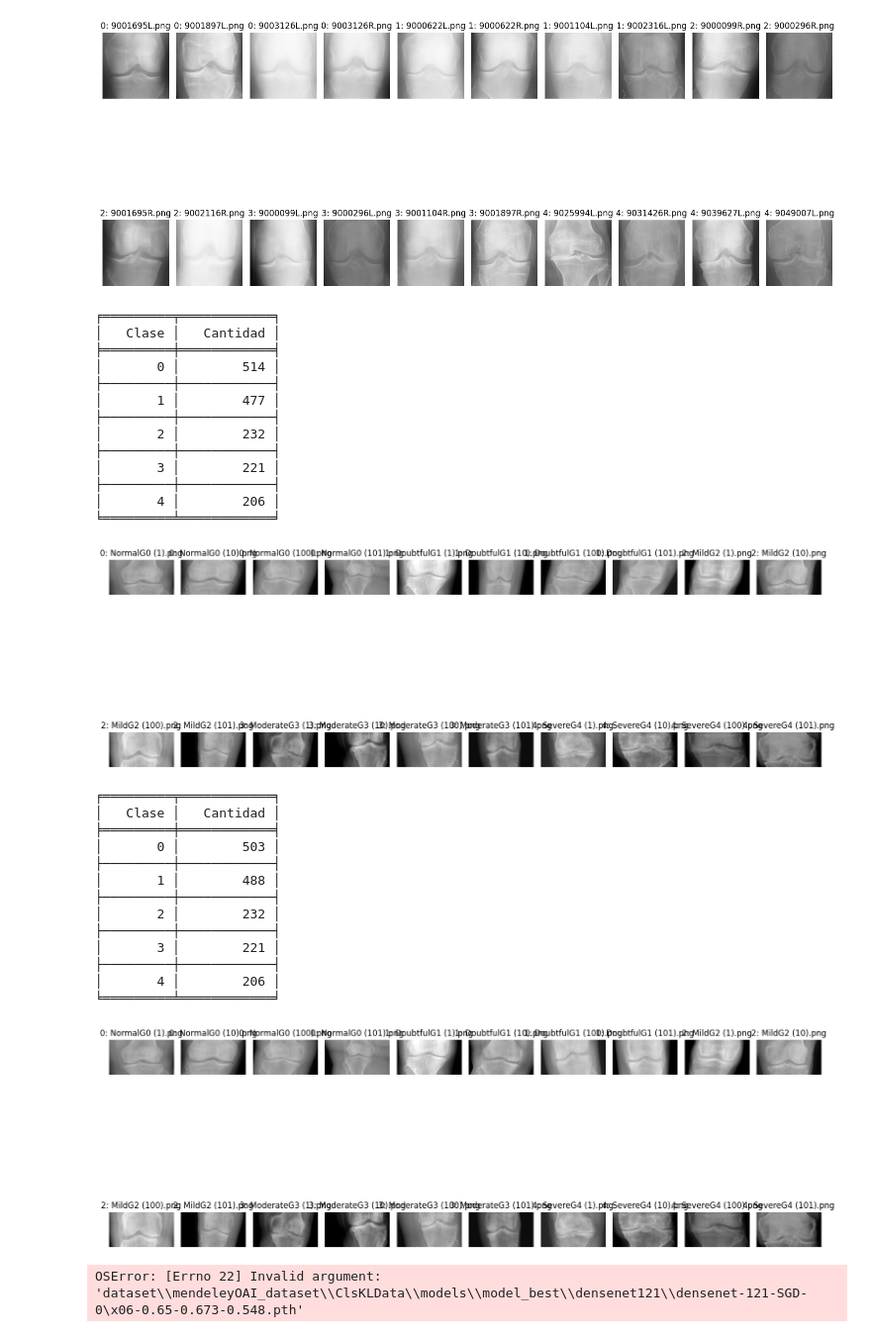
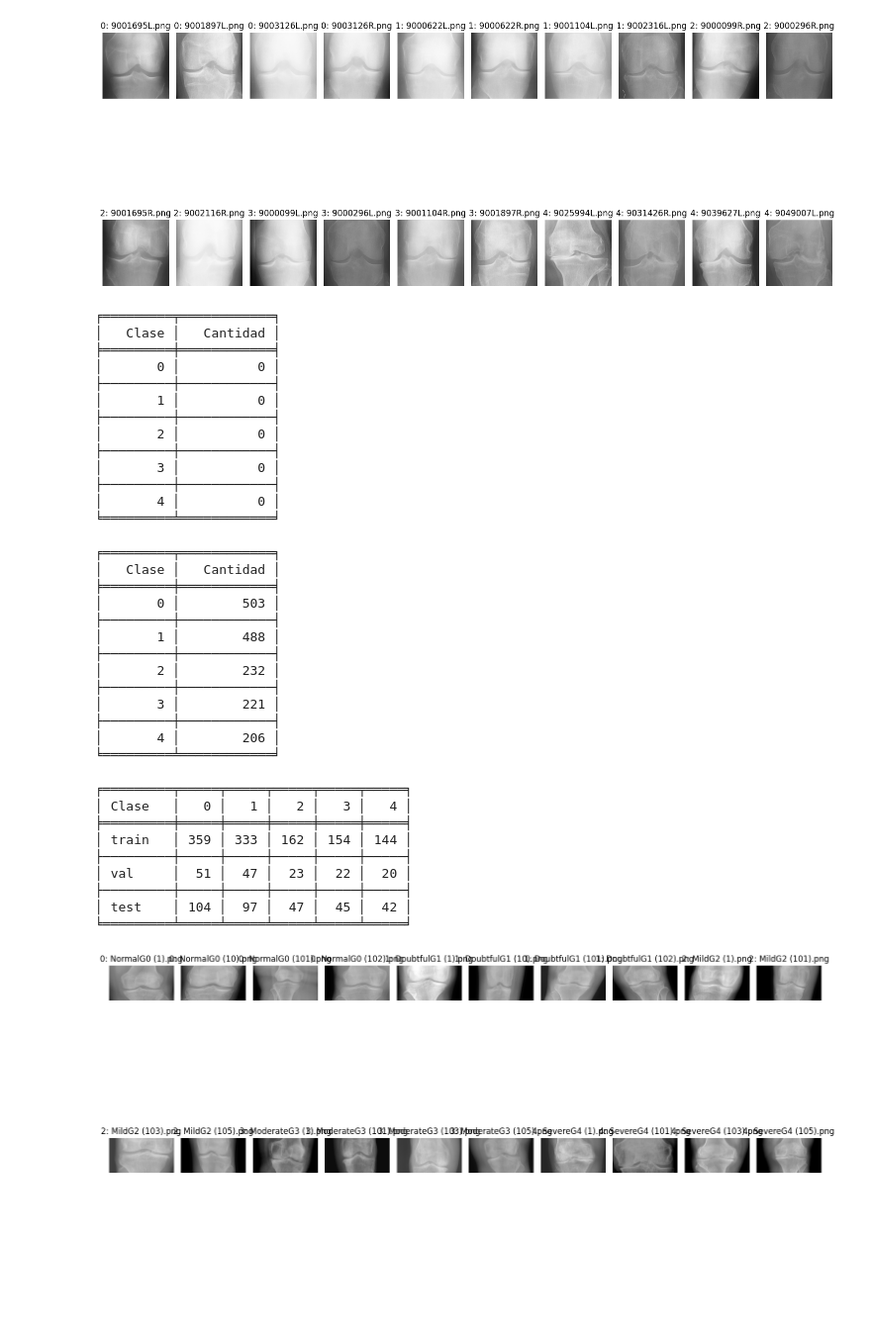
Before and after one commit to Tempus23/Radiography_TFG, a Jupyter notebook: data.ipynb, the cells around one changed output. Shown at 99% size. Drawn from its saved outputs; the diff is of its cells as text; code cells hidden in the pictures; blank space fills up the shorter version.

```diff
--- a/data.ipynb
+++ b/data.ipynb
@@ -24,25 +25,22 @@ mostrar_imagenes(os.path.join(MENDELEY_OAI_224_SPLIT_PATH, 'train'))
 [figure]
 # %%
 img = explorar_data(MENDELEY_EXPERT1_PATH)
-mostrar_imagenes(MENDELEY_EXPERT1_PATH)
 # %% [output]
 ╒═════════╤════════════╕
 │   Clase │   Cantidad │
 ╞═════════╪════════════╡
-│       0 │        514 │
+│       0 │          0 │
 ├─────────┼────────────┤
-│       1 │        477 │
+│       1 │          0 │
 ├─────────┼────────────┤
-│       2 │        232 │
+│       2 │          0 │
 ├─────────┼────────────┤
-│       3 │        221 │
+│       3 │          0 │
 ├─────────┼────────────┤
-│       4 │        206 │
+│       4 │          0 │
 ╘═════════╧════════════╛
-[figure, removed]
 # %%
 img = explorar_data(MENDELEY_EXPERT2_PATH)
-mostrar_imagenes(MENDELEY_EXPERT2_PATH)
 # %% [output]
 ╒═════════╤════════════╕
 │   Clase │   Cantidad │
@@ -57,12 +55,17 @@ mostrar_imagenes(MENDELEY_EXPERT2_PATH)
 ├─────────┼────────────┤
 │       4 │        206 │
 ╘═════════╧════════════╛
-[figure, removed]
-# %%
-# cargar modelo
-
-model_path = 'dataset\mendeleyOAI_dataset\ClsKLData\models\model_best\densenet121\densenet-121-SGD-0\6-0.65-0.673-0.548.pth'
-#comprobar path
-model = torch.load(model_path)
-# %% [output]
-OSError: [Errno 22] Invalid argument: 'dataset\\mendeleyOAI_dataset\\ClsKLData\\models\\model_best\\densenet121\\densenet-121-SGD-0\x06-0.65-0.673-0.548.pth'
+# %%
+img = explorar_split_data(MENDELEY_EXPERT1_SPLIT_PATH)
+mostrar_imagenes(os.path.join(MENDELEY_EXPERT1_SPLIT_PATH, 'train'))
+# %% [output]
+╒═════════╤═════╤═════╤═════╤═════╤═════╕
+│ Clase   │   0 │   1 │   2 │   3 │   4 │
+╞═════════╪═════╪═════╪═════╪═════╪═════╡
+│ train   │ 359 │ 333 │ 162 │ 154 │ 144 │
+├─────────┼─────┼─────┼─────┼─────┼─────┤
+│ val     │  51 │  47 │  23 │  22 │  20 │
+├─────────┼─────┼─────┼─────┼─────┼─────┤
+│ test    │ 104 │  97 │  47 │  45 │  42 │
+╘═════════╧═════╧═════╧═════╧═════╧═════╛
+[figure, added]
```
Also changed, not shown: parts of 3 cells of this notebook, 19 other files.
